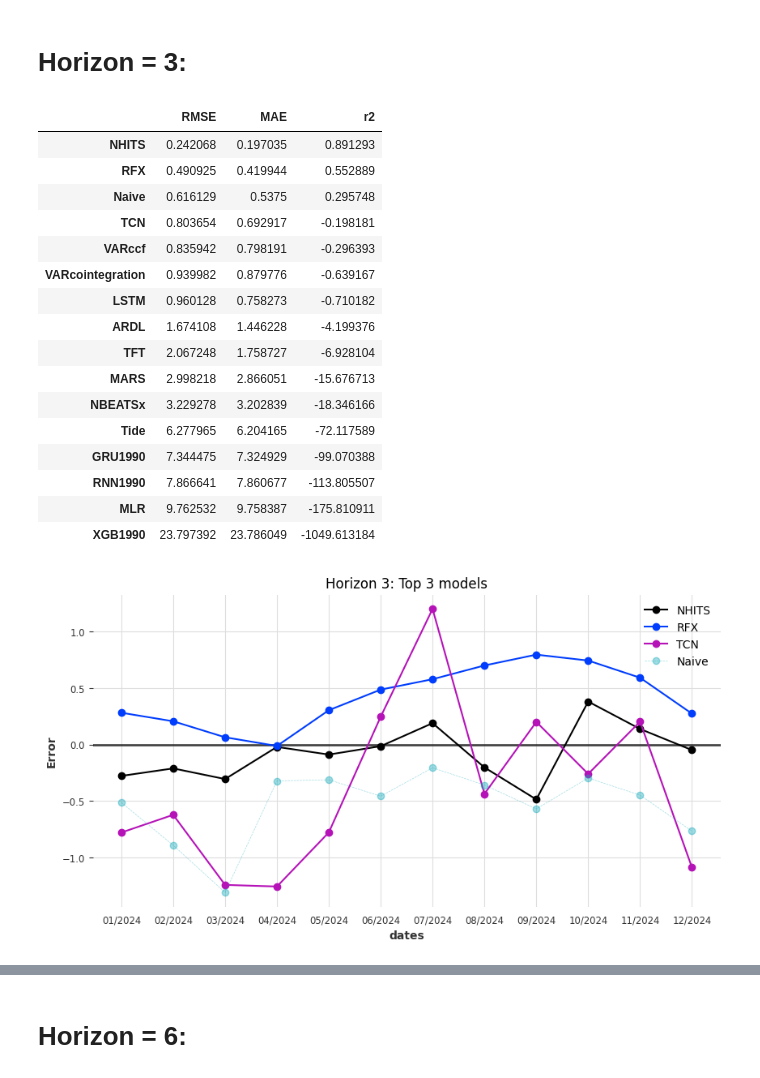
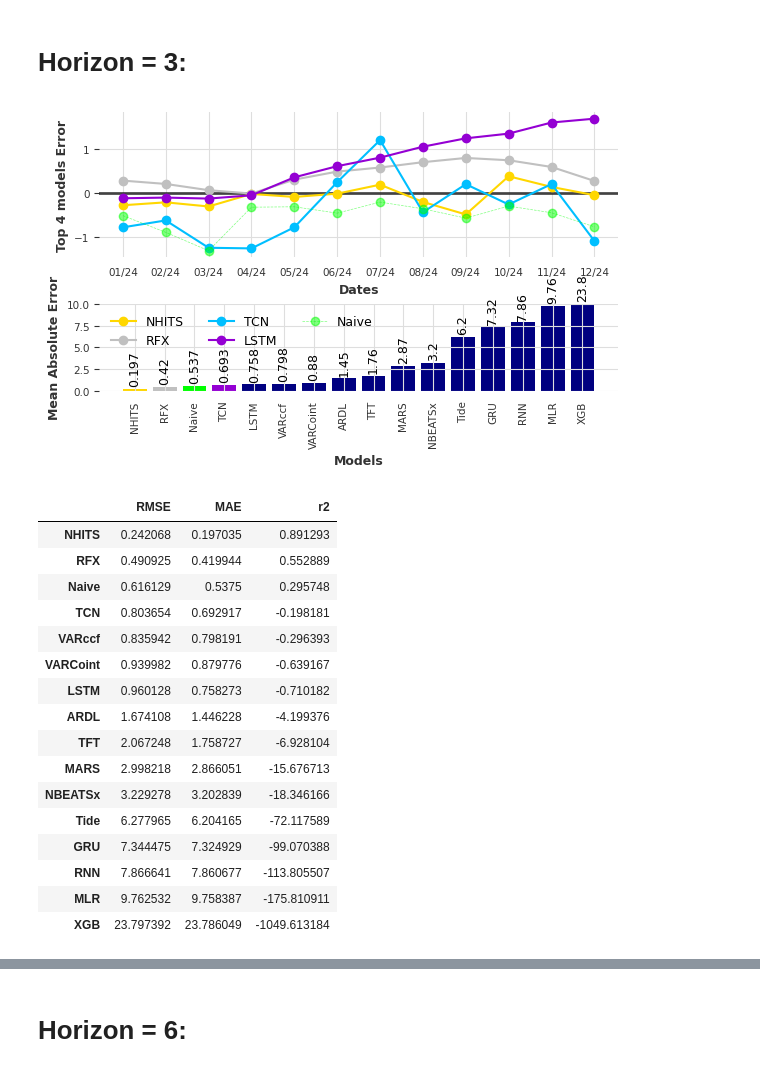
Before and after one commit to sc20geb/COMP5530M-Group-Project-Inflation-Forecasting, a Jupyter notebook: Evaluation/evaluation.ipynb, the cells around one changed output, grey strips where cells are left out. Cells and saved outputs as stored; diff of their text form; code cells hidden in the pictures.

Commit message:
created graphs for repoty

```diff
--- a/Evaluation/evaluation.ipynb
+++ b/Evaluation/evaluation.ipynb
@@ -15,3 +13,9 @@ warnings.filterwarnings("ignore")
+# %%
+warnings.filterwarnings("ignore")
+ABSOLUTE= False
+N=4
+DPI=100
+FIG_SIZE=(17/2.54,9.2/2.54)
 # %%
 import numpy as np
 import os
@@ -86,31 +58,34 @@ NHITS performed the best over all evalutaion metrics, by significant amounts.
 # %%
 predsPath_3= Path('../Predictions/Horizon3')
 predsDf_3=get_predictions(predsPath_3)
 
 metrics_3= calc_metrics(predsDf_3).sort_values(main_metric, axis=0)
+
+combine_charts(predsDf=predsDf_3,metricsDf=metrics_3,img_name='horizon_3_plot.png',n=N,absolute=ABSOLUTE,dpi=DPI,figsize=FIG_SIZE)
+
 display(metrics_3)
 
 # error_plot(predsDf_3,model='all',absolute=False, title= 'Horizon 3 Error plot:')
-error_plot(predsDf_3,model=list(metrics_3.index.drop('Naive')[:3])+ ['Naive'],absolute=False, title= 'Horizon 3: Top 3 models')
+# error_plot(predsDf_3,model=list(metrics_3.index.drop('Naive')[:3])+ ['Naive'],absolute=False, title= 'Horizon 3: Top 3 models')
 
-for i in metrics_3.columns:
-    plot_metric(metrics_3,i, title='Horizon 3:')
+# for i in metrics_3.columns:
+#     plot_metric(metrics_3,i, title='Horizon 3:')
 # %% [output]
+[figure, new version]
 |  | RMSE | MAE | r2 |
 | NHITS | 0.242068 | 0.197035 | 0.891293 |
 | RFX | 0.490925 | 0.419944 | 0.552889 |
 | Naive | 0.616129 | 0.5375 | 0.295748 |
 | TCN | 0.803654 | 0.692917 | -0.198181 |
 | VARccf | 0.835942 | 0.798191 | -0.296393 |
-| VARcointegration | 0.939982 | 0.879776 | -0.639167 |
+| VARCoint | 0.939982 | 0.879776 | -0.639167 |
 | LSTM | 0.960128 | 0.758273 | -0.710182 |
 | ARDL | 1.674108 | 1.446228 | -4.199376 |
 | TFT | 2.067248 | 1.758727 | -6.928104 |
 | MARS | 2.998218 | 2.866051 | -15.676713 |
 | NBEATSx | 3.229278 | 3.202839 | -18.346166 |
 | Tide | 6.277965 | 6.204165 | -72.117589 |
-| GRU1990 | 7.344475 | 7.324929 | -99.070388 |
-| RNN1990 | 7.866641 | 7.860677 | -113.805507 |
+| GRU | 7.344475 | 7.324929 | -99.070388 |
+| RNN | 7.866641 | 7.860677 | -113.805507 |
 | MLR | 9.762532 | 9.758387 | -175.810911 |
-| XGB1990 | 23.797392 | 23.786049 | -1049.613184 |
+| XGB | 23.797392 | 23.786049 | -1049.613184 |
-[figure, old version]
```
Also changed, not shown: parts of 7 cells of this notebook, 10 other files.
